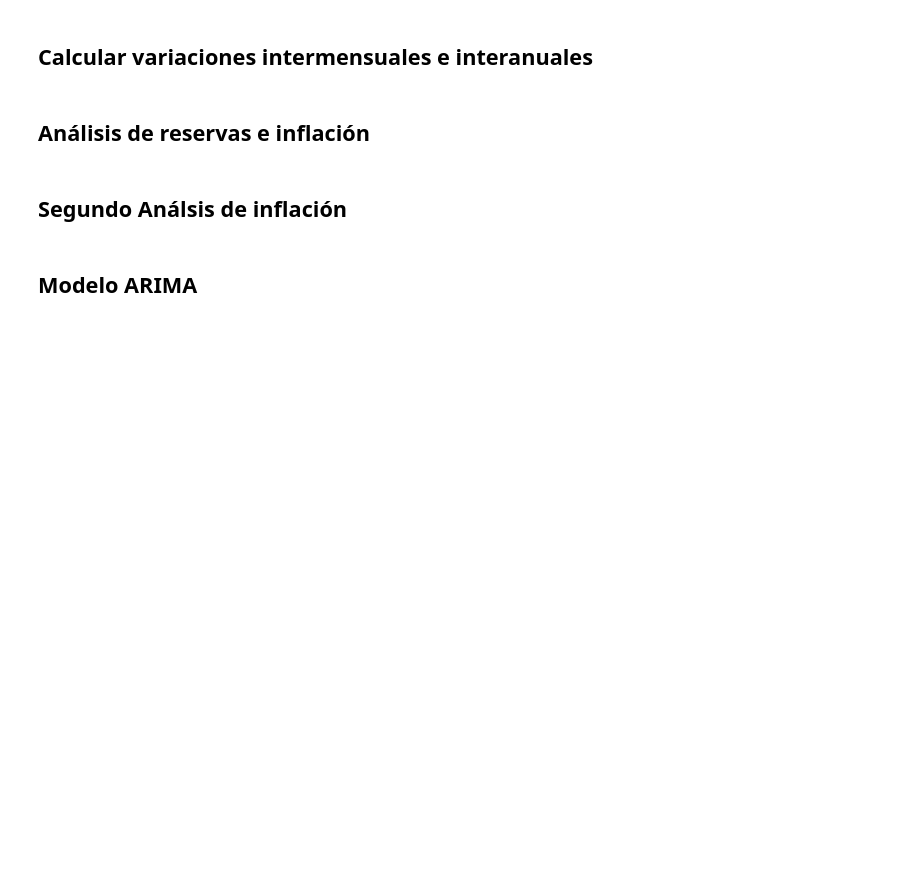
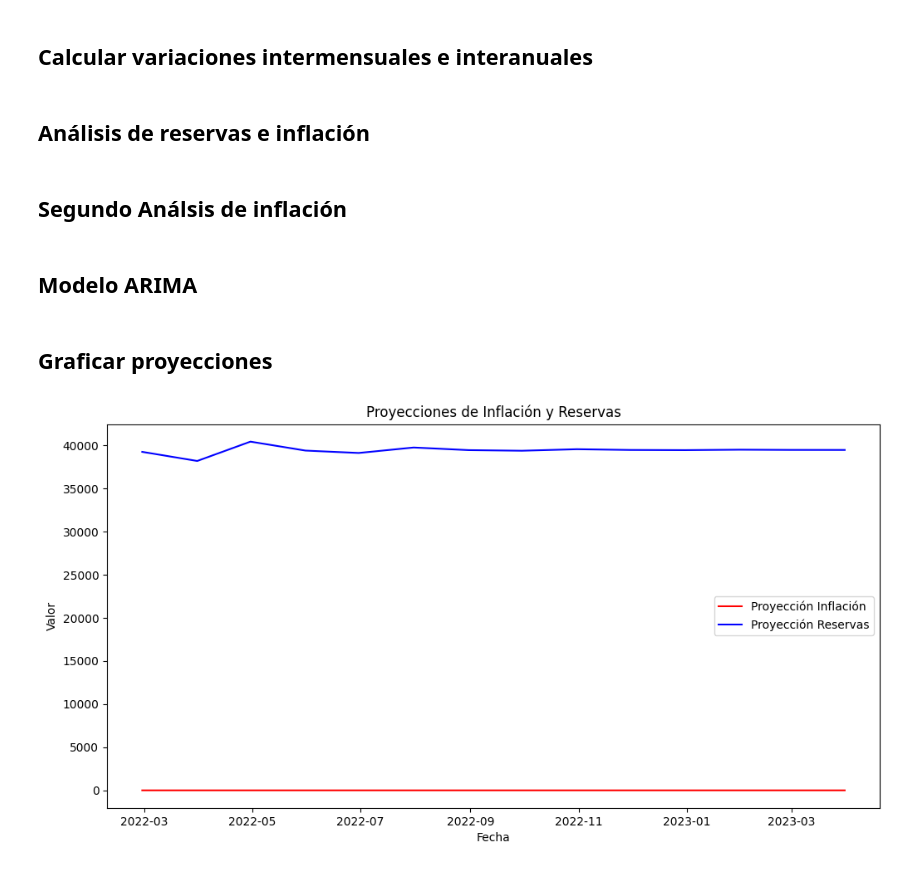
Before and after one commit to MariajoseChinchilla/Investigacion_BANGUAT, a Jupyter notebook: graficas.ipynb, the cells around one changed output. Drawn from its saved outputs; the diff is of its cells as text; code cells hidden in the pictures; blank space fills up the shorter version.

Commit message:
avances en arima y sarima

```diff
--- a/graficas.ipynb
+++ b/graficas.ipynb
@@ -171,10 +205,8 @@ parametros_reservas = hallar_parametros_arima(df_arima_reservas, ["Reservas"])["
 # Aplicar ARIMA
 modelo_inflacion = ARIMA(df_arima_inflacion, order=parametros_inflacion)
 modelo_fit_inflacion = modelo_inflacion.fit()
+predicciones_inflacion = modelo_fit_inflacion.forecast(steps=14)
 
 modelo_reservas = ARIMA(df_arima_reservas, order=parametros_reservas)
 modelo_fit_reservas = modelo_reservas.fit()
+predicciones_reservas = modelo_fit_reservas.forecast(steps=14)
-# %%
-# Predecir futuro
-predicciones_inflacion = modelo_fit_inflacion.get_forecast(steps=24)
-predicciones_reservas = modelo_fit_reservas.get_forecast(steps=24)
@@ -180,0 +229,28 @@ predicciones_reservas = modelo_fit_reservas.get_forecast(steps=24)
+# %% [markdown]
+## Graficar proyecciones
+# %%
+# Genera un rango de fechas para las predicciones. Asegúrate de que 'df_arima_inflacion' y 'df_arima_reservas' tengan un índice de fecha.
+fecha_final_inflacion = df_arima_inflacion.index[-1]
+fecha_final_reservas = df_arima_reservas.index[-1]
+prediccion_fechas_inflacion = pd.date_range(start=fecha_final_inflacion, periods=15, freq='M')[1:]
+prediccion_fechas_reservas = pd.date_range(start=fecha_final_reservas, periods=15, freq='M')[1:]
+
+# Crear el gráfico de proyecciones
+plt.figure(figsize=(12, 6))
+
+# Graficar la proyección de Inflación
+plt.plot(prediccion_fechas_inflacion, predicciones_inflacion, color='red', label='Proyección Inflación')
+
+# Graficar la proyección de Reservas
+plt.plot(prediccion_fechas_reservas, predicciones_reservas, color='blue', label='Proyección Reservas')
+
+# Título y leyendas
+plt.title('Proyecciones de Inflación y Reservas')
+plt.xlabel('Fecha')
+plt.ylabel('Valor')
+plt.legend()
+
+# Mostrar la gráfica
+plt.show()
+# %% [output]
+[figure, added]
```
Also changed, not shown: parts of 5 cells of this notebook, 13 other files.
